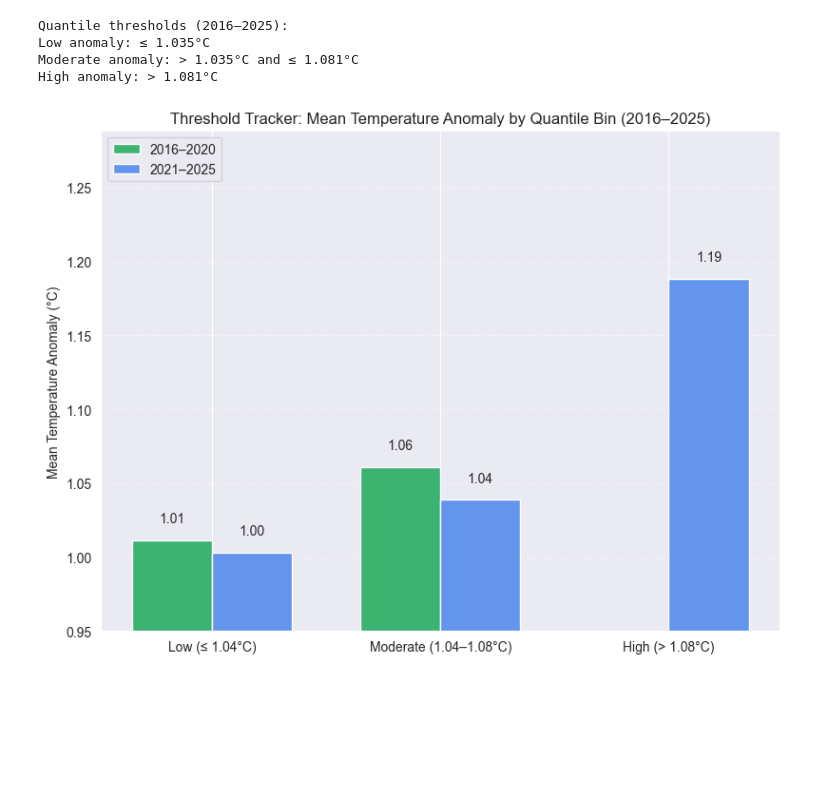
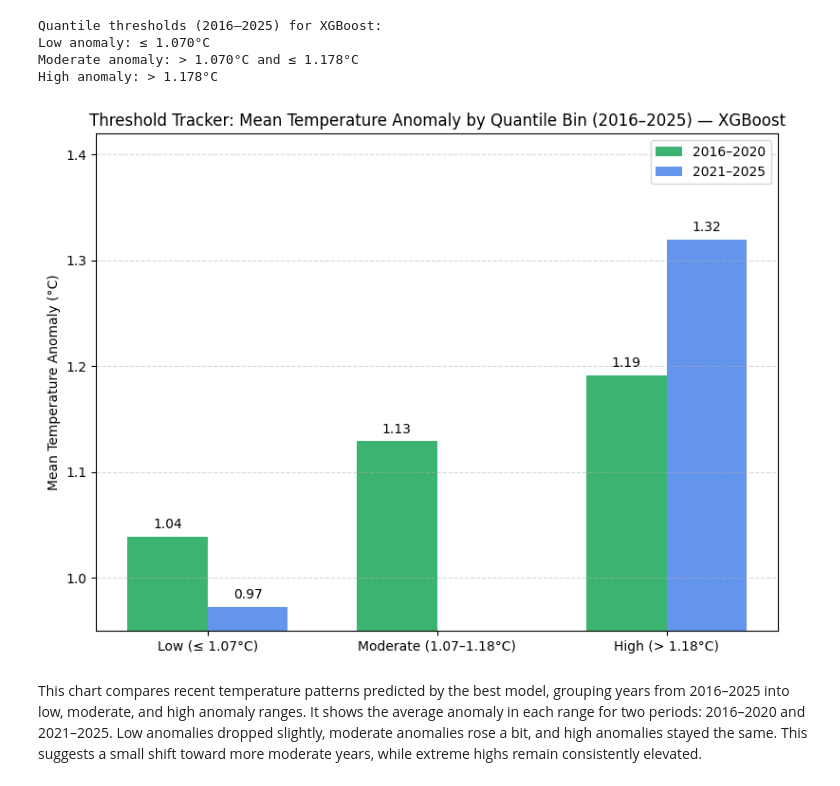
Before and after one commit to SyeedHamid/Capstone-2, a Jupyter notebook: Capstone 2.ipynb, the cells around one changed output. Drawn from its saved outputs; the diff is of its cells as text; code cells hidden in the pictures; blank space fills up the shorter version.

```diff
--- a/Capstone 2.ipynb
+++ b/Capstone 2.ipynb
@@ -190,16 +317,21 @@ merged_df["ModelAvg"] = (
 # %%
-# Compute mean residuals by decade and source
-merged_df["Residual"] = merged_df["y"] - merged_df["ModelAvg"]
-merged_df["Decade"] = (merged_df["Year"] // 10) * 10
+# Identify the column name for the best model
+best_model_col = [k for k, v in summary_models.items() if v == best_model][0]
+
+# Compute residuals (Actual - Predicted)
+merged_df["Residual"] = merged_df["ActualAnomaly"] - merged_df[best_model_col]
+
+# Group by decade and source, then take mean residual
 residual_summary = merged_df.groupby(["Decade", "source"])["Residual"].mean().unstack()
 
 # Plot grouped bar chart
-residual_summary.plot(kind="bar", figsize=(12, 6), width=0.8)
+ax = residual_summary.plot(kind="bar", figsize=(12, 6), width=0.8, color=["dodgerblue", "orange"])
 plt.axhline(0, color="gray", linestyle="--", linewidth=1)
-plt.title("Mean Residuals by Decade and Source")
+plt.title(f"Mean Residuals by Decade and Source — {best_model} Model")
 plt.ylabel("Residual (Actual - Predicted)")
 plt.xlabel("Decade")
-plt.grid(axis="y")
+plt.grid(axis="y", linestyle="--", alpha=0.5)
+plt.legend(title="Source")
 plt.tight_layout()
 plt.show()
 # %% [output]
@@ -223,18 +341,18 @@ Sample comparison of actual vs ensemble:
 # %%
-# Step 1: Filter for recent years only
+# Filter for recent years
 tracker_years = list(range(2016, 2026))
 tracker_df = merged_df[merged_df["Year"].isin(tracker_years)]
 
-# Step 2: Compute quantile thresholds
-q1 = tracker_df["ModelAvg"].quantile(1/3)
-q2 = tracker_df["ModelAvg"].quantile(2/3)
+# Compute quantile thresholds from the best model's predictions
+q1 = tracker_df[best_model_col].quantile(1/3)
+q2 = tracker_df[best_model_col].quantile(2/3)
 
-print(f"\nQuantile thresholds (2016–2025):")
+print(f"\nQuantile thresholds (2016–2025) for {best_model}:")
 print(f"Low anomaly: ≤ {q1:.3f}°C")
 print(f"Moderate anomaly: > {q1:.3f}°C and ≤ {q2:.3f}°C")
 print(f"High anomaly: > {q2:.3f}°C")
 
-# Step 3: Classify each year
+# Classification function
 def classify_quantile(value):
     if value <= q1:
         return "Low anomaly"
@@ -243,55 +361,60 @@ def classify_quantile(value):
     else:
         return "High anomaly"
 
-annual_df = tracker_df.groupby("Year")[["ModelAvg"]].mean().reset_index()
-annual_df["QuantileRange"] = annual_df["ModelAvg"].apply(classify_quantile)
+# Assign each year to a quantile bin
+annual_tracker = tracker_df.groupby("Year")[[best_model_col]].mean().reset_index()
+annual_tracker["QuantileRange"] = annual_tracker[best_model_col].apply(classify_quantile)
 
-# Step 4: Define windows
+# Define time windows
 prior_years = list(range(2016, 2021))
 recent_years = list(range(2021, 2026))
 
-# Step 5: Compute mean anomaly per bin per window
+# Compute mean anomaly per bin per window
 def mean_temp_by_bin(df, years):
     subset = df[df["Year"].isin(years)]
-    return subset.groupby("QuantileRange")["ModelAvg"].mean().reindex(
+    return subset.groupby("QuantileRange")[best_model_col].mean().reindex(
         ["Low anomaly", "Moderate anomaly", "High anomaly"], fill_value=np.nan
     )
 
-prior_means = mean_temp_by_bin(annual_df, prior_years)
-recent_means = mean_temp_by_bin(annual_df, recent_years)
+prior_means = mean_temp_by_bin(annual_tracker, prior_years)
+recent_means = mean_temp_by_bin(annual_tracker, recent_years)
 
-# Step 6: Plot bar chart with soft green and blue, adjusted y-axis
+# Plot bar chart
 labels = [
     f"Low (≤ {q1:.2f}°C)",
     f"Moderate ({q1:.2f}–{q2:.2f}°C)",
     f"High (> {q2:.2f}°C)"
 ]
 x = np.arange(len(labels))
 width = 0.35
 
 plt.figure(figsize=(8, 6))
 plt.bar(x - width/2, prior_means.values, width, color="mediumseagreen", label="2016–2020")
 plt.bar(x + width/2, recent_means.values, width, color="cornflowerblue", label="2021–2025")
 
 # Annotate values
 for i in range(len(labels)):
     if not np.isnan(prior_means.values[i]):
-        plt.text(x[i] - width/2, prior_means.values[i] + 0.01, f"{prior_means.values[i]:.2f}", ha="center", va="bottom")
+        plt.text(x[i] - width/2, prior_means.values[i] + 0.005,
+                 f"{prior_means.values[i]:.2f}", ha="center", va="bottom")
     if not np.isnan(recent_means.values[i]):
-        plt.text(x[i] + width/2, recent_means.values[i] + 0.01, f"{recent_means.values[i]:.2f}", ha="center", va="bottom")
+        plt.text(x[i] + width/2, recent_means.values[i] + 0.005,
+                 f"{recent_means.values[i]:.2f}", ha="center", va="bottom")
 
 plt.xticks(x, labels)
-plt.title("Threshold Tracker: Mean Temperature Anomaly by Quantile Bin (2016–2025)")
+plt.title(f"Threshold Tracker: Mean Temperature Anomaly by Quantile Bin (2016–2025) — {best_model}")
 plt.ylabel("Mean Temperature Anomaly (°C)")
 plt.ylim(0.95, max(recent_means.max(), prior_means.max()) + 0.1)
 plt.legend()
 plt.grid(axis="y", linestyle="--", alpha=0.5)
 plt.tight_layout()
 plt.show()
 # %% [output]
-Quantile thresholds (2016–2025):
-Low anomaly: ≤ 1.035°C
-Moderate anomaly: > 1.035°C and ≤ 1.081°C
-High anomaly: > 1.081°C
+Quantile thresholds (2016–2025) for XGBoost:
+Low anomaly: ≤ 1.070°C
+Moderate anomaly: > 1.070°C and ≤ 1.178°C
+High anomaly: > 1.178°C
-[figure, old version]
+[figure, new version]
+# %% [markdown]
+This chart compares recent temperature patterns predicted by the best model, grouping years from 2016–2025 into low, moderate, and high anomaly ranges. It shows the average anomaly in each range for two periods: 2016–2020 and 2021–2025. Low anomalies dropped slightly, moderate anomalies rose a bit, and high anomalies stayed the same. This suggests a small shift toward more moderate years, while extreme highs remain consistently elevated.
 # %%
```
Also changed, not shown: parts of 19 cells of this notebook, 3 other files.
